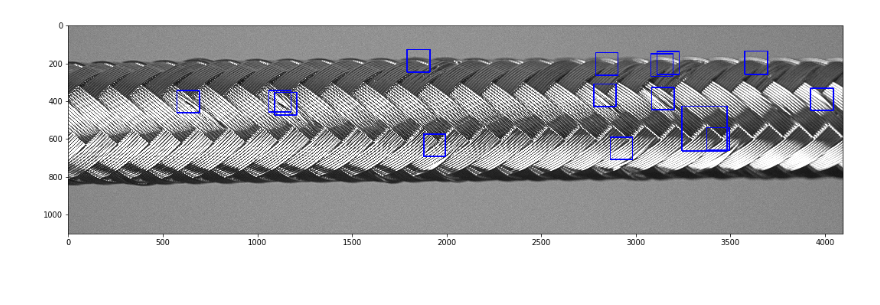
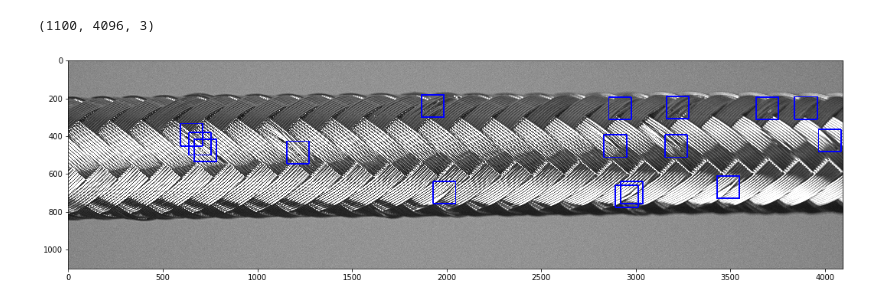
Before and after one commit to ddonco/retinanet-pytorch, a Jupyter notebook: retinanet-train.ipynb, the cells around one changed output. Drawn from its saved outputs; the diff is of its cells as text; code cells hidden in the pictures.

```diff
--- a/retinanet-train.ipynb
+++ b/retinanet-train.ipynb
@@ -283,20 +270,24 @@ import cv2
 import json
 import matplotlib.pyplot as plt
 # %%
-with open("test_images/detections.json", "r") as read_file:
+with open("../predictions/detections.json", "r") as read_file:
     preds = json.load(read_file)
 # %%
-img = cv2.imread("test_images/Image00030-Copy1.BMP")
+img = cv2.imread("../test_images/Image00030-Copy1.BMP")
+print(img.shape)
 for annot in preds['annotations']:
     if annot['score'] < 0.3:
         break
 
-    tl = (int(annot['bbox'][0] - annot['bbox'][2] / 2), int(annot['bbox'][1] - annot['bbox'][3] / 2))
-    br = (int(annot['bbox'][0] + annot['bbox'][2] / 2), int(annot['bbox'][1] + annot['bbox'][3] / 2))
+    tl = (int(annot['bbox'][0]), int(annot['bbox'][1]))
+    br = (int(annot['bbox'][0] + annot['bbox'][2]), int(annot['bbox'][1] + annot['bbox'][3]))
+#     tl = (int(annot['bbox'][0] - annot['bbox'][2] / 2), int(annot['bbox'][1] - annot['bbox'][3] / 2))
+#     br = (int(annot['bbox'][0] + annot['bbox'][2] / 2), int(annot['bbox'][1] + annot['bbox'][3] / 2))
     cv2.rectangle(img, tl, br, (0, 0, 255), 6)
 
 plt.figure(figsize=(20,5))
 plt.imshow(img)
 plt.show()
 # %% [output]
+(1100, 4096, 3)
-[figure, old version]
+[figure, new version]
```
Also changed, not shown: parts of 5 cells of this notebook, 20 other files.
